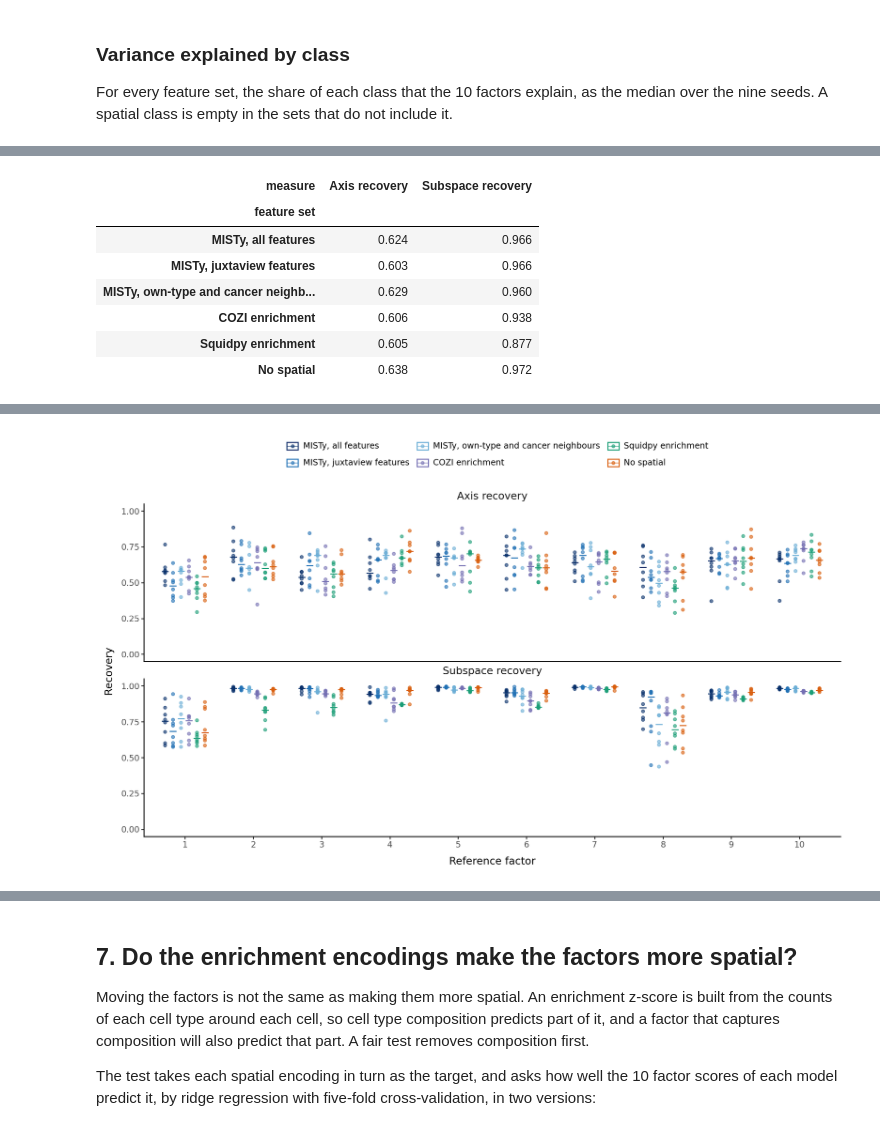
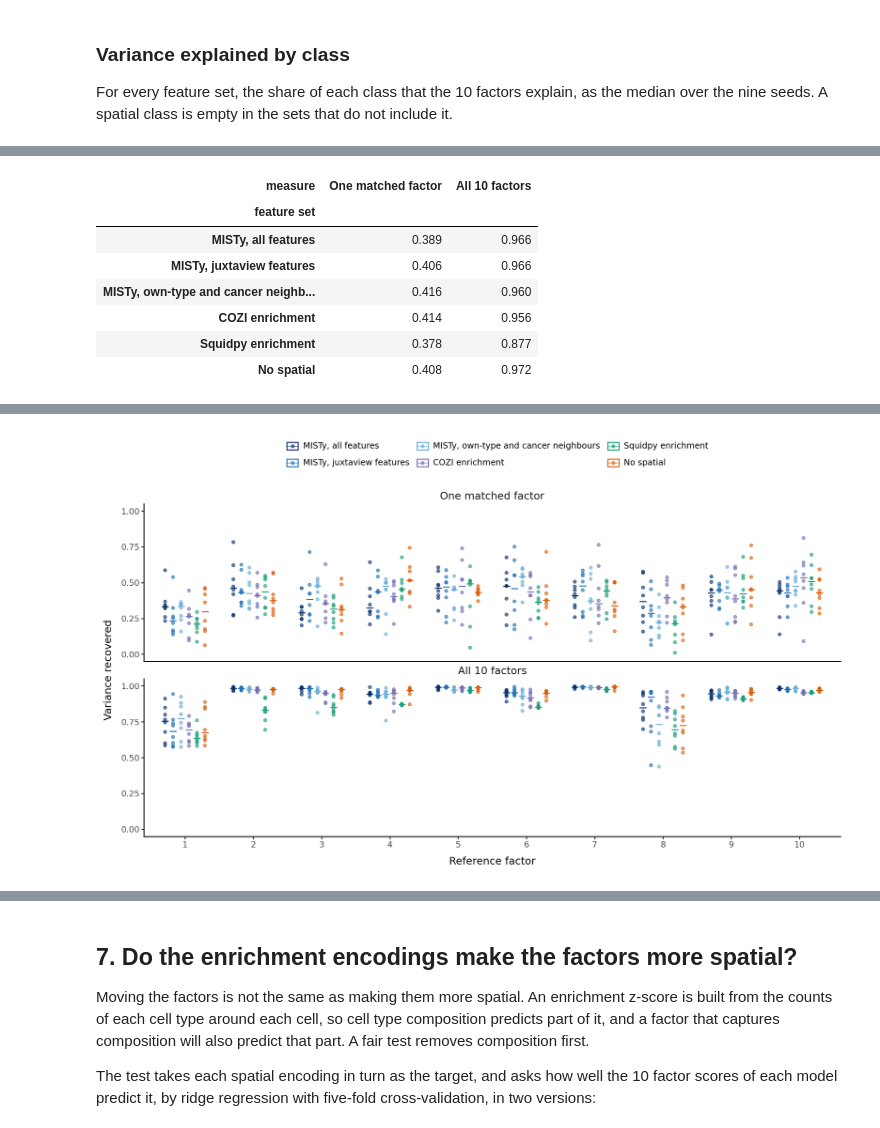
Before and after one commit to HartmannLab/MIBI-Analysis_Hamburg_CRC_TMA_2024, a Jupyter notebook: notebooks/multicellular/SpatialFeatureContribution.ipynb, the cells around one changed output, grey strips where cells are left out. Drawn from its saved outputs; the diff is of its cells as text; code cells hidden in the pictures.

```diff
--- a/notebooks/multicellular/SpatialFeatureContribution.ipynb
+++ b/notebooks/multicellular/SpatialFeatureContribution.ipynb
@@ -314,9 +312,8 @@ coarse_of = {fine: coarse for coarse, fines in {
 }.items() for fine in fines}
 
 # COZI scores, from the annotated cell types to the coarse classes of the views
-cozi = pd.read_csv(data_dir + "cozi_all_fovs.csv", index_col=0)
+cozi = pd.read_csv(data_dir + "cozi_celltypes.csv", index_col="fov")[["interaction", "zscore"]]
 cozi.columns = ["interaction", "value"]
-cozi = cozi.replace([np.inf, -np.inf], np.nan)
 cozi[["target", "neighbour"]] = [target_and_predictor("." + i) for i in cozi.interaction]
 cozi = cozi[cozi.target.isin(coarse_of) & cozi.neighbour.isin(coarse_of)]
 cozi["view"] = cozi.target.map(coarse_of)
@@ -529,10 +532,12 @@ Each point is one of the eight comparison seeds. The reference seed is left out,
 # %%
-def axis_recovery(scores):
-    correlation = np.corrcoef(reference_scores.values.T, scores.values.T)[:n_factors, n_factors:]
-    rows, columns = linear_sum_assignment(-np.abs(correlation))
-    return pd.Series(np.abs(correlation[rows, columns]), index=[factor_order[r] for r in rows])
+def matched_factor(scores):
+    # Share of each reference factor's variance explained by its one-to-one matched refit factor
+    squared = np.corrcoef(reference_scores.values.T, scores.values.T)[:n_factors, n_factors:] ** 2
+    rows, columns = linear_sum_assignment(-squared)
+    return pd.Series(squared[rows, columns], index=[factor_order[r] for r in rows])
 
-def subspace_recovery(scores):
+def all_factors(scores):
+    # Share of each reference factor's variance explained by all refit factors, by least squares
     design = np.column_stack([scores.values, np.ones(len(scores))])
     out = {}
     for factor in factor_order:
@@ -541,12 +546,14 @@ def subspace_recovery(scores):
         out[factor] = 1 - (residual ** 2).sum() / ((y - y.mean()) ** 2).sum()
     return pd.Series(out)
 
+measures = {"One matched factor": matched_factor, "All 10 factors": all_factors}
 recovery = pd.concat([
     pd.DataFrame([{"feature set": r["feature set"], "seed": r["seed"], "measure": name, **function(r["scores"])}
                   for r in refits if r["seed"] != reference_seed])
-    for name, function in [("Axis recovery", axis_recovery), ("Subspace recovery", subspace_recovery)]])
+    for name, function in measures.items()])
 recovery_long = recovery.melt(id_vars=["feature set", "seed", "measure"], var_name="factor", value_name="value")
 recovery_long["feature set"] = pd.Categorical(recovery_long["feature set"], categories=list(feature_sets))
+recovery_long["measure"] = pd.Categorical(recovery_long.measure, categories=list(measures))
 recovery_long["factor"] = pd.Categorical(recovery_long.factor.str.replace("Factor ", ""),
                                          categories=[str(i) for i in range(1, 11)])
 
@@ -557,21 +564,23 @@ gp = (ggplot(recovery_long, aes(x="factor", y="value", color="feature set"))
       + facet_wrap("~measure", ncol=1)
       + scale_color_manual(values=set_colors)
       + scale_y_continuous(limits=(0, 1))
-      + labs(x="Reference factor", y="Recovery", color="")
+      + labs(x="Reference factor", y="Variance recovered", color="")
       + theme_classic()
       + theme(figure_size=(11, 6.5), legend_position="top", strip_background=element_blank(),
               strip_text=element_text(size=11)))
 gp.save(figure_dir + "factor_recovery.pdf", verbose=False)
 display(recovery.assign(median=recovery[factor_order].median(axis=1))
         .pivot_table(index="feature set", columns="measure", values="median", aggfunc="median")
-        .loc[list(feature_sets)].round(3))
+        .loc[list(feature_sets), list(measures)].round(3))
+display(recovery[recovery.measure == "All 10 factors"].groupby("feature set")[factor_order].median()
+        .loc[list(feature_sets)].round(2))
 gp
 # %% [output]
-| measure | Axis recovery | Subspace recovery |
+| measure | One matched factor | All 10 factors |
 | feature set |  |  |
-| MISTy, all features | 0.624 | 0.966 |
-| MISTy, juxtaview features | 0.603 | 0.966 |
-| MISTy, own-type and cancer neighb... | 0.629 | 0.960 |
-| COZI enrichment | 0.606 | 0.938 |
-| Squidpy enrichment | 0.605 | 0.877 |
-| No spatial | 0.638 | 0.972 |
+| MISTy, all features | 0.389 | 0.966 |
+| MISTy, juxtaview features | 0.406 | 0.966 |
+| MISTy, own-type and cancer neighb... | 0.416 | 0.960 |
+| COZI enrichment | 0.414 | 0.956 |
+| Squidpy enrichment | 0.378 | 0.877 |
+| No spatial | 0.408 | 0.972 |
@@ -578 +595 @@ gp
-[figure, old version]
+[figure, new version]
```
Also changed, not shown: parts of 23 cells of this notebook, 3 other files.
